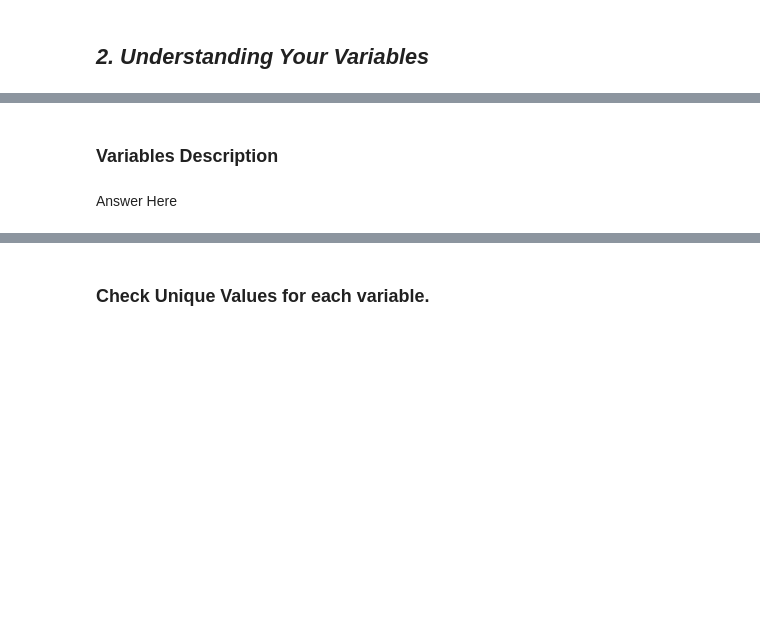
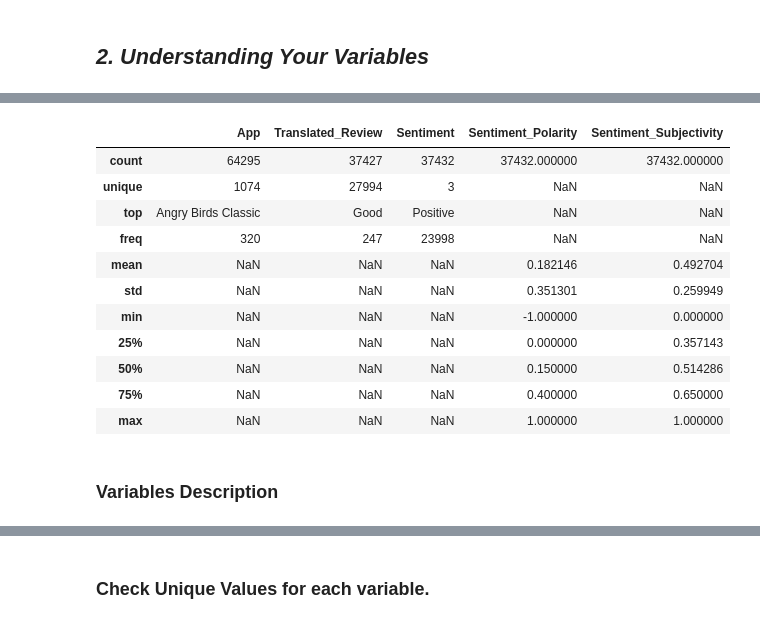
Before and after one commit to Nsaravanan1994/Play_Store_App_Review_Analysis, a Jupyter notebook: Saravanan_play_store_app_review_analysis_capstone_project.ipynb, the cells around one changed output, grey strips where cells are left out. Cells and saved outputs as stored; diff of their text form; code cells hidden in the pictures; blank space fills up the shorter version.

```diff
--- a/Saravanan_play_store_app_review_analysis_capstone_project.ipynb
+++ b/Saravanan_play_store_app_review_analysis_capstone_project.ipynb
@@ -222,4 +248,17 @@ The user reviews dataframe has 64295 rows and 5 columns. The Translated_Review,
+# %%
+userreview_df.describe(include = 'all')
+# %% [output]
+|  | App | Translated_Review | Sentiment | Sentiment_Polarity | Sentiment_Subjectivity |
+| count | 64295 | 37427 | 37432 | 37432.000000 | 37432.000000 |
+| unique | 1074 | 27994 | 3 | NaN | NaN |
+| top | Angry Birds Classic | Good | Positive | NaN | NaN |
+| freq | 320 | 247 | 23998 | NaN | NaN |
+| mean | NaN | NaN | NaN | 0.182146 | 0.492704 |
+| std | NaN | NaN | NaN | 0.351301 | 0.259949 |
+| min | NaN | NaN | NaN | -1.000000 | 0.000000 |
+| 25% | NaN | NaN | NaN | 0.000000 | 0.357143 |
+| 50% | NaN | NaN | NaN | 0.150000 | 0.514286 |
+| 75% | NaN | NaN | NaN | 0.400000 | 0.650000 |
+| max | NaN | NaN | NaN | 1.000000 | 1.000000 |
 # %% [markdown]
 ### Variables Description
-# %% [markdown]
-Answer Here
```
Also changed, not shown: parts of 25 cells of this notebook.
